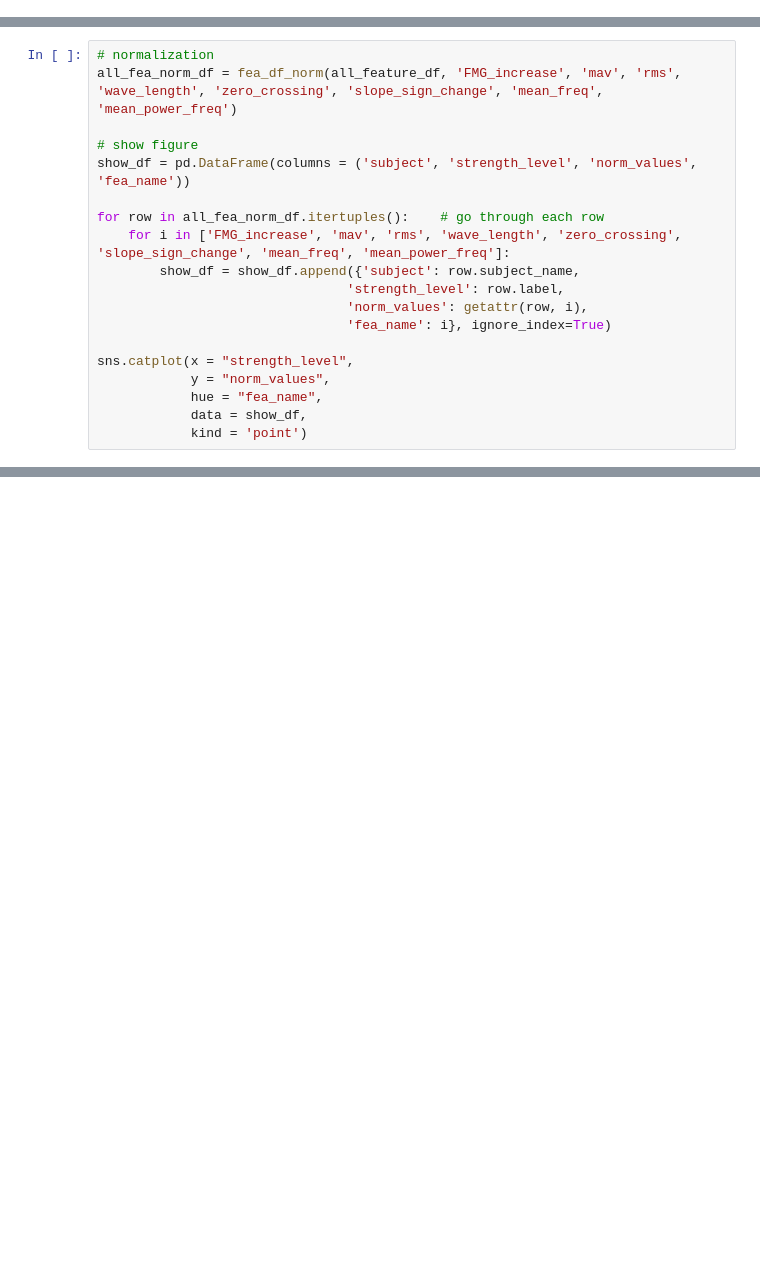
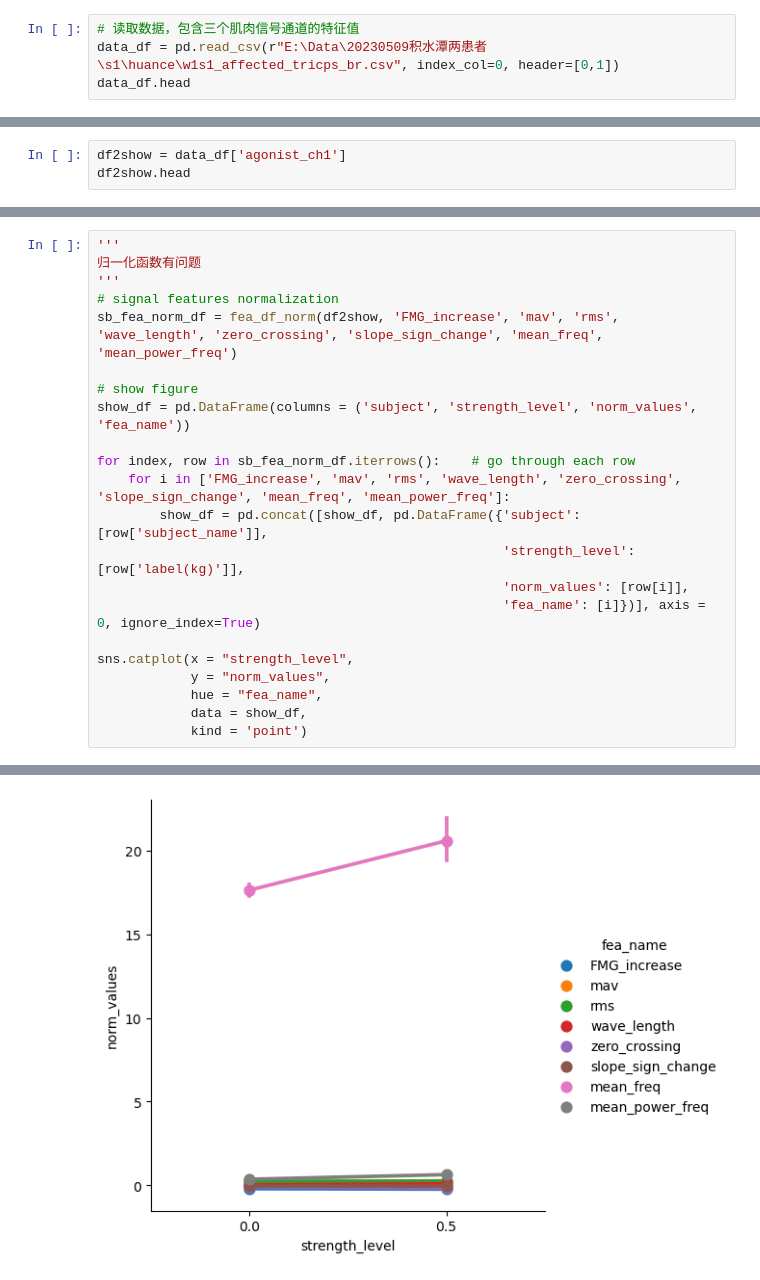
Before and after one commit to WynminMark/FMG-sEMG-processing, a Jupyter notebook: feature_visualization.ipynb, the cells around one changed output, grey strips where cells are left out. Drawn from its saved outputs; the diff is of its cells as text; blank space fills up the shorter version.

```diff
--- a/feature_visualization.ipynb
+++ b/feature_visualization.ipynb
@@ -203,0 +16,4 @@ all_feature_df.head()
+# %%
+# 读取数据，包含三个肌肉信号通道的特征值
+data_df = pd.read_csv(r"E:\Data\20230509积水潭两患者\s1\huance\w1s1_affected_tricps_br.csv", index_col=0, header=[0,1])
+data_df.head
@@ -203,0 +38,3 @@ all_feature_df.head()
+# %%
+df2show = data_df['agonist_ch1']
+df2show.head
@@ -204,19 +59,23 @@ all_feature_df.head()
 # %%
-# normalization
-all_fea_norm_df = fea_df_norm(all_feature_df, 'FMG_increase', 'mav', 'rms', 'wave_length', 'zero_crossing', 'slope_sign_change', 'mean_freq', 'mean_power_freq')
+'''
+归一化函数有问题
+'''
+# signal features normalization
+sb_fea_norm_df = fea_df_norm(df2show, 'FMG_increase', 'mav', 'rms', 'wave_length', 'zero_crossing', 'slope_sign_change', 'mean_freq', 'mean_power_freq')
 
 # show figure
 show_df = pd.DataFrame(columns = ('subject', 'strength_level', 'norm_values', 'fea_name'))
 
-for row in all_fea_norm_df.itertuples():    # go through each row
+for index, row in sb_fea_norm_df.iterrows():    # go through each row
     for i in ['FMG_increase', 'mav', 'rms', 'wave_length', 'zero_crossing', 'slope_sign_change', 'mean_freq', 'mean_power_freq']:
-        show_df = show_df.append({'subject': row.subject_name,
-                                'strength_level': row.label,
-                                'norm_values': getattr(row, i),
-                                'fea_name': i}, ignore_index=True)
+        show_df = pd.concat([show_df, pd.DataFrame({'subject': [row['subject_name']],
+                                                    'strength_level': [row['label(kg)']],
+                                                    'norm_values': [row[i]],
+                                                    'fea_name': [i]})], axis = 0, ignore_index=True)
 
 sns.catplot(x = "strength_level",
             y = "norm_values",
             hue = "fea_name",
             data = show_df,
             kind = 'point')
+# %% [output]
@@ -222,0 +83 @@ sns.catplot(x = "strength_level",
+[figure, added]
```
Also changed, not shown: parts of 11 cells of this notebook, 4 other files.
